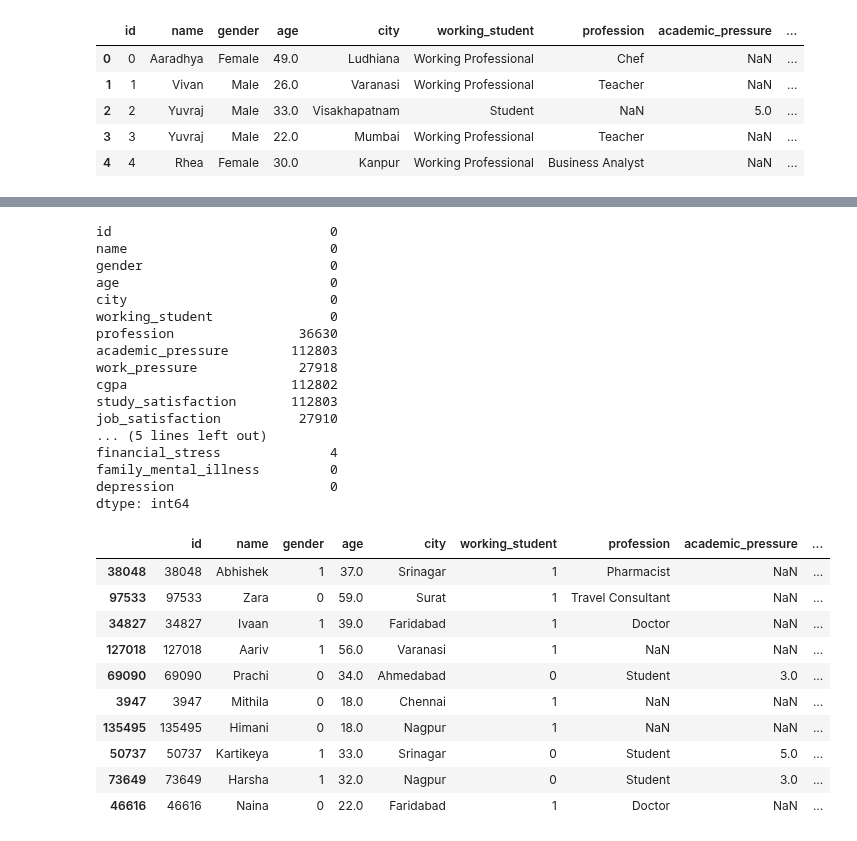
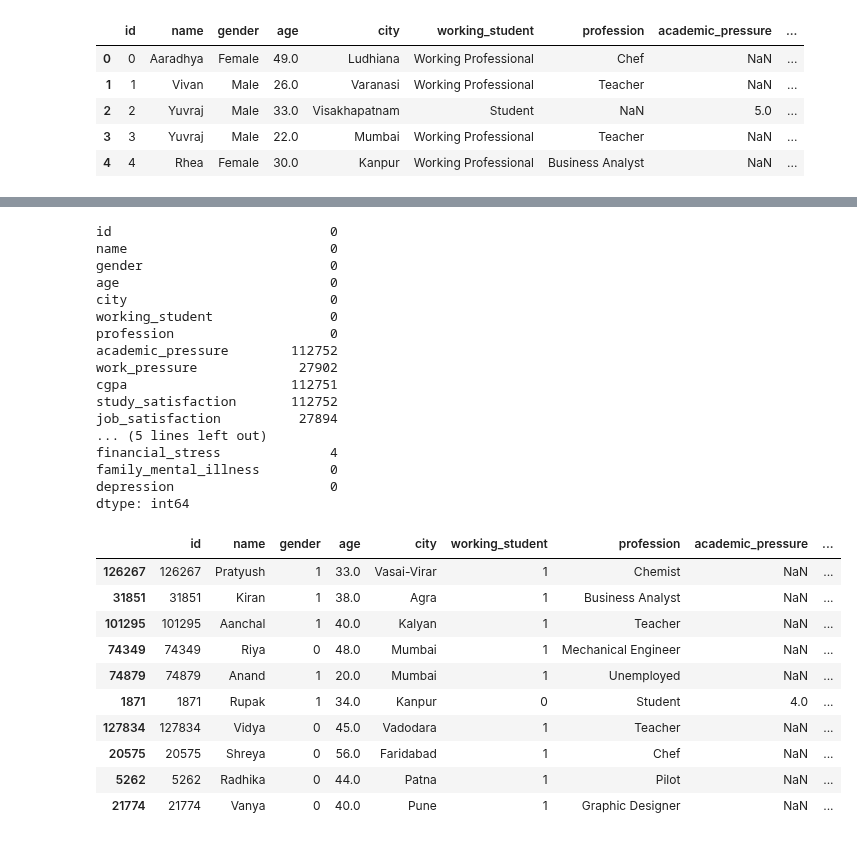
Before and after one commit to nikankad/COS322-depression, a Jupyter notebook: src/main.ipynb, the cells around one changed output, grey strips where cells are left out. Drawn from its saved outputs; the diff is of its cells as text; code cells hidden in the pictures.

```diff
--- a/src/main.ipynb
+++ b/src/main.ipynb
@@ -57,59 +57,49 @@ depression                    0
 dtype: int64
 # %%
 # Preprocessing
-
 # Convert Yes/No columns to binary (1/0)
 df = df.map(lambda x: 1 if x == 'Yes' else 0 if x == 'No' else x)
-
 # Make working_student binary: 1 if working, 0 if student
 df['working_student'] = df['working_student'].map({'Working Professional': 1, 'Student': 0})
-
 # Convert gender to binary: Male = 1, Female = 0
 df['gender'] = df['gender'].map({'Male': 1, 'Female': 0})
-
-# Handle Null values if needed
-# For example, set profession to 'Student' if working_student is 0
-# df.loc[df['working_student'] == 0, 'profession'] = 'Student'
-
-# Display random sample
-
-# Print null value counts
-print(df.isna().sum())
-
 # remove sleep_duration occurences that have less than 10 appearences
 df = df[df['sleep_duration'].isin(df['sleep_duration'].value_counts()[df['sleep_duration'].value_counts() >= 10].index)]
 #if profession is student then make profession "Student"
 df.loc[df["working_student"] == 0, "profession"] = "Student"
+#If profession is still NaN, set to "Unemployed"
+df.loc[df["profession"].isna(), "profession"] = "Unemployed"
+null_professions = df[df['profession'].isnull()]
 
-
-
+# Print null value counts
+display(df.isna().sum())
 display(df.sample(10))
 # %% [output]
 id                            0
 name                          0
 gender                        0
 age                           0
 city                          0
 working_student               0
-profession                36630
-academic_pressure        112803
-work_pressure             27918
-cgpa                     112802
-study_satisfaction       112803
-job_satisfaction          27910
+profession                    0
+academic_pressure        112752
+work_pressure             27902
+cgpa                     112751
+study_satisfaction       112752
+job_satisfaction          27894
 ... (5 lines left out)
 financial_stress              4
 family_mental_illness         0
 depression                    0
 dtype: int64
 |  | id | name | gender | age | city | working_student | profession | academic_pressure | ... |
-| 38048 | 38048 | Abhishek | 1 | 37.0 | Srinagar | 1 | Pharmacist | NaN | ... |
-| 97533 | 97533 | Zara | 0 | 59.0 | Surat | 1 | Travel Consultant | NaN | ... |
-| 34827 | 34827 | Ivaan | 1 | 39.0 | Faridabad | 1 | Doctor | NaN | ... |
-| 127018 | 127018 | Aariv | 1 | 56.0 | Varanasi | 1 | NaN | NaN | ... |
-| 69090 | 69090 | Prachi | 0 | 34.0 | Ahmedabad | 0 | Student | 3.0 | ... |
-| 3947 | 3947 | Mithila | 0 | 18.0 | Chennai | 1 | NaN | NaN | ... |
-| 135495 | 135495 | Himani | 0 | 18.0 | Nagpur | 1 | NaN | NaN | ... |
-| 50737 | 50737 | Kartikeya | 1 | 33.0 | Srinagar | 0 | Student | 5.0 | ... |
-| 73649 | 73649 | Harsha | 1 | 32.0 | Nagpur | 0 | Student | 3.0 | ... |
-| 46616 | 46616 | Naina | 0 | 22.0 | Faridabad | 1 | Doctor | NaN | ... |
+| 126267 | 126267 | Pratyush | 1 | 33.0 | Vasai-Virar | 1 | Chemist | NaN | ... |
+| 31851 | 31851 | Kiran | 1 | 38.0 | Agra | 1 | Business Analyst | NaN | ... |
+| 101295 | 101295 | Aanchal | 1 | 40.0 | Kalyan | 1 | Teacher | NaN | ... |
+| 74349 | 74349 | Riya | 0 | 48.0 | Mumbai | 1 | Mechanical Engineer | NaN | ... |
+| 74879 | 74879 | Anand | 1 | 20.0 | Mumbai | 1 | Unemployed | NaN | ... |
+| 1871 | 1871 | Rupak | 1 | 34.0 | Kanpur | 0 | Student | 4.0 | ... |
+| 127834 | 127834 | Vidya | 0 | 45.0 | Vadodara | 1 | Teacher | NaN | ... |
+| 20575 | 20575 | Shreya | 0 | 56.0 | Faridabad | 1 | Chef | NaN | ... |
+| 5262 | 5262 | Radhika | 0 | 44.0 | Patna | 1 | Pilot | NaN | ... |
+| 21774 | 21774 | Vanya | 0 | 40.0 | Pune | 1 | Graphic Designer | NaN | ... |
```
Also changed, not shown: parts of 3 cells of this notebook.
